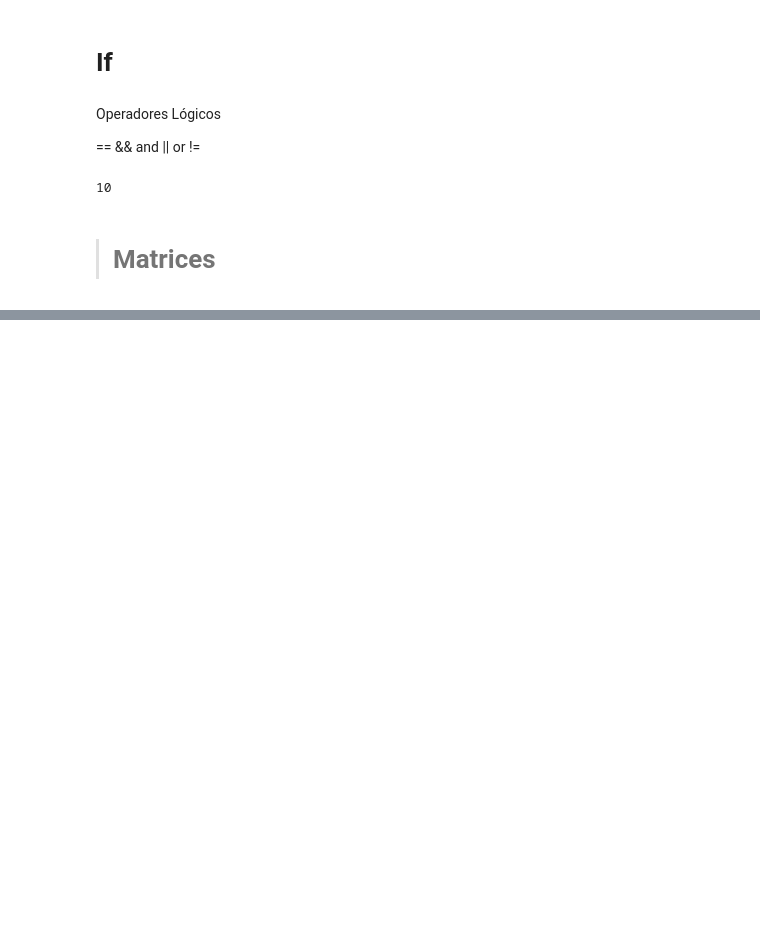
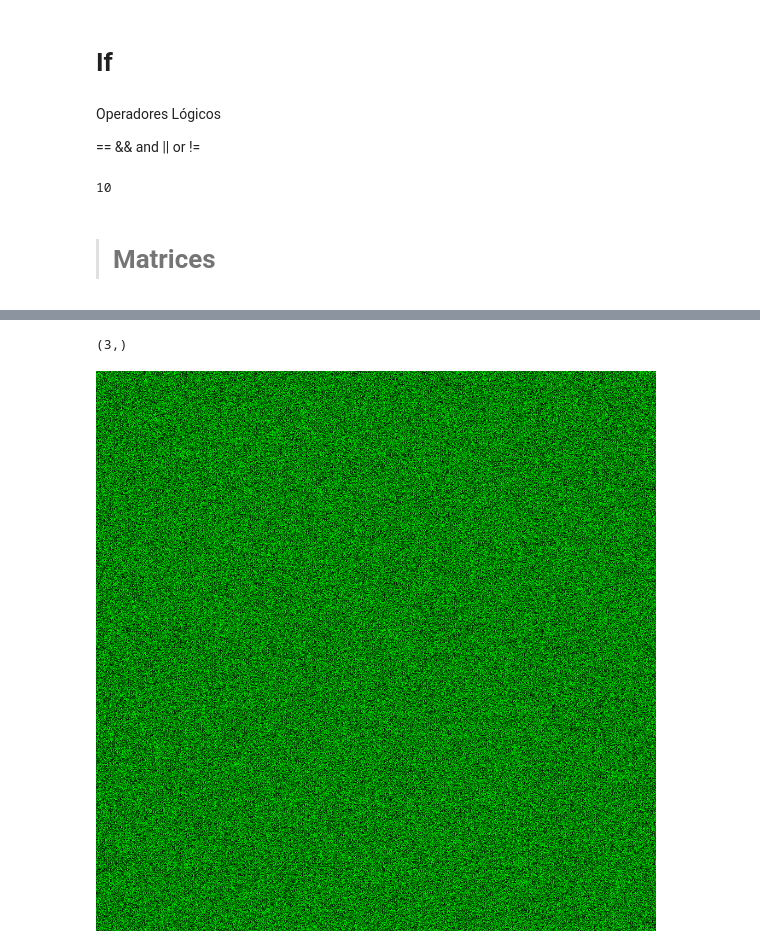
Before and after one commit to SirCarlitros/Math2, a Jupyter notebook: Math2CondorClase01.ipynb, the cells around one changed output, grey strips where cells are left out. Saved outputs shown, nothing was run; the diff lists cells and outputs as text; code cells hidden in the pictures; blank space fills up the shorter version.

```diff
--- a/Math2CondorClase01.ipynb
+++ b/Math2CondorClase01.ipynb
@@ -69,0 +205,6 @@ array([[2, 2, 3, 4],
+# %%
+imagen_color = Image.open('/content/drive/MyDrive/color.png')
+image_color_array = np.array(imagen_color.getdata())
+print(image_color_array.size)
+print(imagen_color.height)
+print(imagen_color.width)
@@ -69,0 +215,3 @@ array([[2, 2, 3, 4],
+# %%
+w = np.reshape(image_color_array, (imagen_color.width, imagen_color.height, 3))
+w
@@ -69,0 +241,20 @@ array([[2, 2, 3, 4],
+# %%
+tensor[0][0].shape
+# %% [output]
+(3,)
+# %%
+def imagenRandom(w,h):
+  ##Crear un arreglo vacio
+  array = np.zeros((w,h,3), dtype=np.uint8)
+  for i in range(array.shape[0]):
+    for j in range(array.shape[1]):
+      array[i][j] = np.array([0,np.random.randint(0,256),0])
+  return array, Image.fromarray(array,'RGB')
+# %%
+imgRandom = imagenRandom(1024,1024)
+imagenRandom01 = imgRandom[1]
+imagenRandom01array = imgRandom[0]
+# %%
+imagenRandom01
+# %% [output]
+[figure, added]
```
Also changed, not shown: parts of 46 cells of this notebook.
